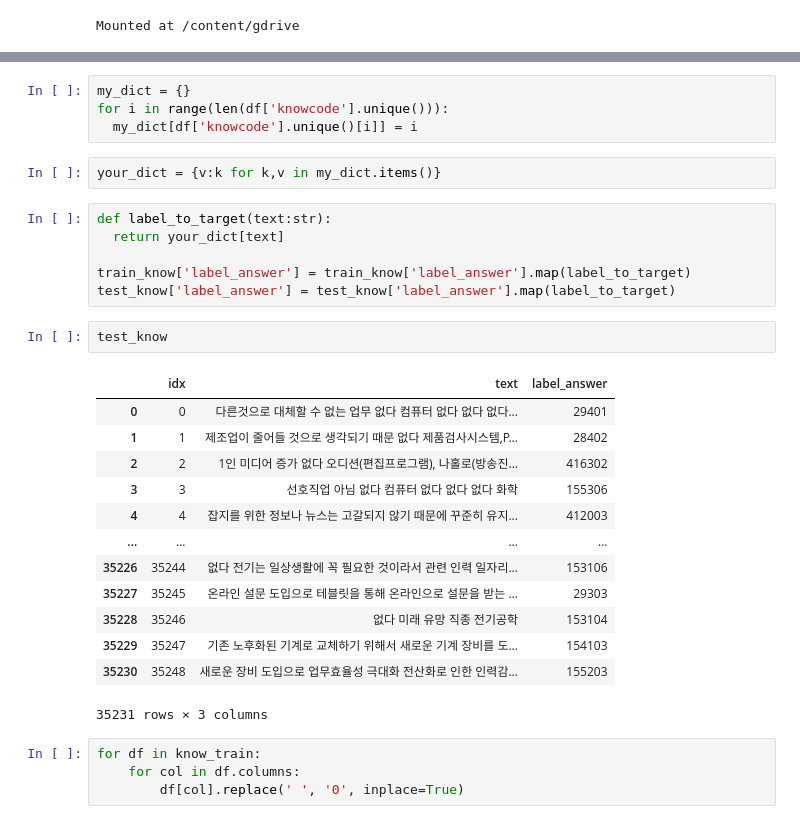
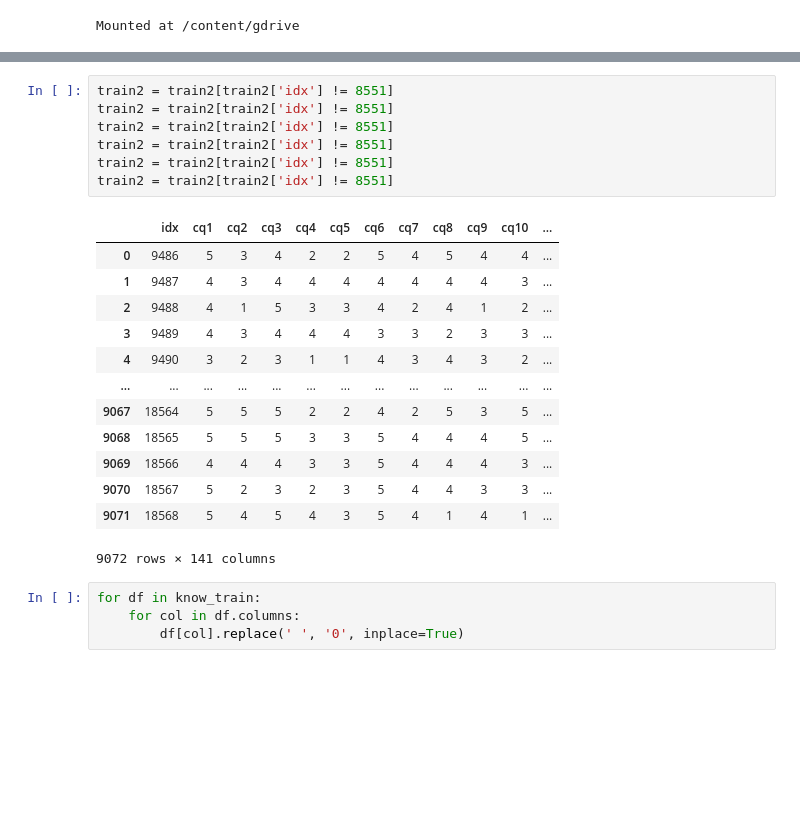
Before and after one commit to teamgaon/recommendation_algorithms_know, a Jupyter notebook: 220118_sm_know_submission.ipynb, the cells around one changed output, grey strips where cells are left out. Drawn from its saved outputs; the diff is of its cells as text; blank space fills up the shorter version.

```diff
--- a/220118_sm_know_submission.ipynb
+++ b/220118_sm_know_submission.ipynb
@@ -59,31 +46,24 @@ df
-# %%
-my_dict = {}
-for i in range(len(df['knowcode'].unique())):
-  my_dict[df['knowcode'].unique()[i]] = i
-# %%
-your_dict = {v:k for k,v in my_dict.items()}
-# %%
-def label_to_target(text:str):
-  return your_dict[text]
-
-train_know['label_answer'] = train_know['label_answer'].map(label_to_target)
-test_know['label_answer'] = test_know['label_answer'].map(label_to_target)
-# %%
-test_know
-# %% [output]
-|  | idx | text | label_answer |
-| 0 | 0 | 다른것으로 대체할 수 없는 업무 없다 컴퓨터 없다 없다 없다... | 29401 |
-| 1 | 1 | 제조업이 줄어들 것으로 생각되기 때문 없다 제품검사시스템,P... | 28402 |
-| 2 | 2 | 1인 미디어 증가 없다 오디션(편집프로그램), 나홀로(방송진... | 416302 |
-| 3 | 3 | 선호직업 아님 없다 컴퓨터 없다 없다 없다 화학 | 155306 |
-| 4 | 4 | 잡지를 위한 정보나 뉴스는 고갈되지 않기 때문에 꾸준히 유지... | 412003 |
-| ... | ... | ... | ... |
-| 35226 | 35244 | 없다 전기는 일상생활에 꼭 필요한 것이라서 관련 인력 일자리... | 153106 |
-| 35227 | 35245 | 온라인 설문 도입으로 테블릿을 통해 온라인으로 설문을 받는 ... | 29303 |
-| 35228 | 35246 | 없다 미래 유망 직종 전기공학 | 153104 |
-| 35229 | 35247 | 기존 노후화된 기계로 교체하기 위해서 새로운 기계 장비를 도... | 154103 |
-| 35230 | 35248 | 새로운 장비 도입으로 업무효율성 극대화 전산화로 인한 인력감... | 155203 |
-35231 rows × 3 columns
+# %%
+train2 = train2[train2['idx'] != 8551]
+train2 = train2[train2['idx'] != 8551]
+train2 = train2[train2['idx'] != 8551]
+train2 = train2[train2['idx'] != 8551]
+train2 = train2[train2['idx'] != 8551]
+train2 = train2[train2['idx'] != 8551]
+# %% [output]
+|  | idx | cq1 | cq2 | cq3 | cq4 | cq5 | cq6 | cq7 | cq8 | cq9 | cq10 | ... |
+| 0 | 9486 | 5 | 3 | 4 | 2 | 2 | 5 | 4 | 5 | 4 | 4 | ... |
+| 1 | 9487 | 4 | 3 | 4 | 4 | 4 | 4 | 4 | 4 | 4 | 3 | ... |
+| 2 | 9488 | 4 | 1 | 5 | 3 | 3 | 4 | 2 | 4 | 1 | 2 | ... |
+| 3 | 9489 | 4 | 3 | 4 | 4 | 4 | 3 | 3 | 2 | 3 | 3 | ... |
+| 4 | 9490 | 3 | 2 | 3 | 1 | 1 | 4 | 3 | 4 | 3 | 2 | ... |
+| ... | ... | ... | ... | ... | ... | ... | ... | ... | ... | ... | ... | ... |
+| 9067 | 18564 | 5 | 5 | 5 | 2 | 2 | 4 | 2 | 5 | 3 | 5 | ... |
+| 9068 | 18565 | 5 | 5 | 5 | 3 | 3 | 5 | 4 | 4 | 4 | 5 | ... |
+| 9069 | 18566 | 4 | 4 | 4 | 3 | 3 | 5 | 4 | 4 | 4 | 3 | ... |
+| 9070 | 18567 | 5 | 2 | 3 | 2 | 3 | 5 | 4 | 4 | 3 | 3 | ... |
+| 9071 | 18568 | 5 | 4 | 5 | 4 | 3 | 5 | 4 | 1 | 4 | 1 | ... |
+9072 rows × 141 columns
 # %%
 for df in know_train:
     for col in df.columns:
```
Also changed, not shown: parts of 6 cells of this notebook.
